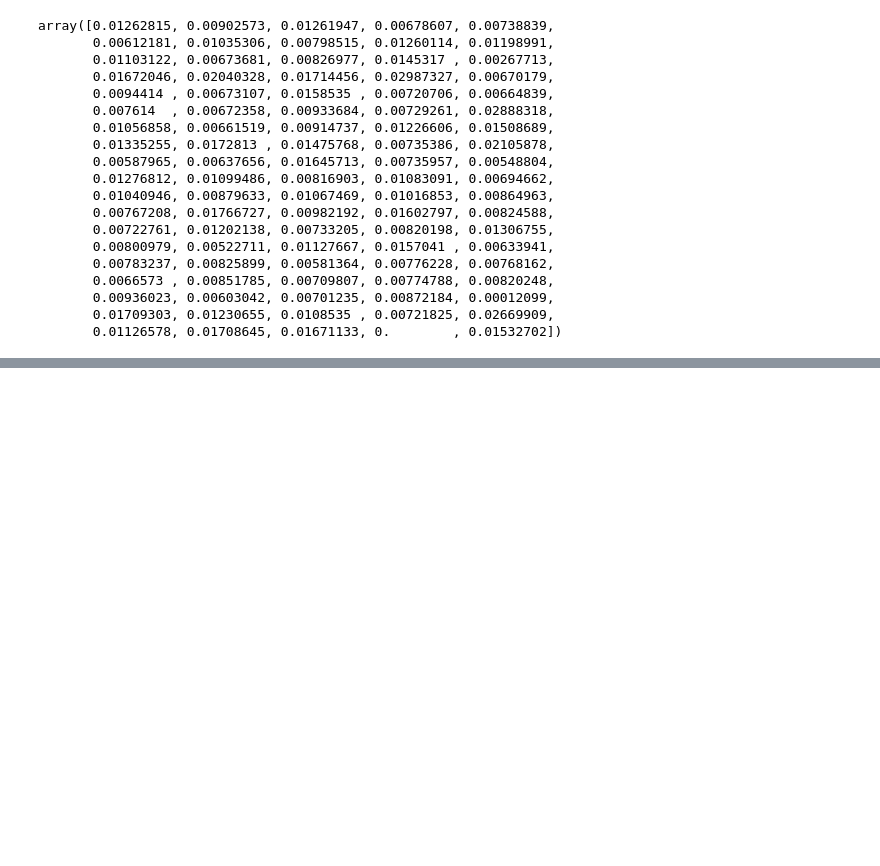
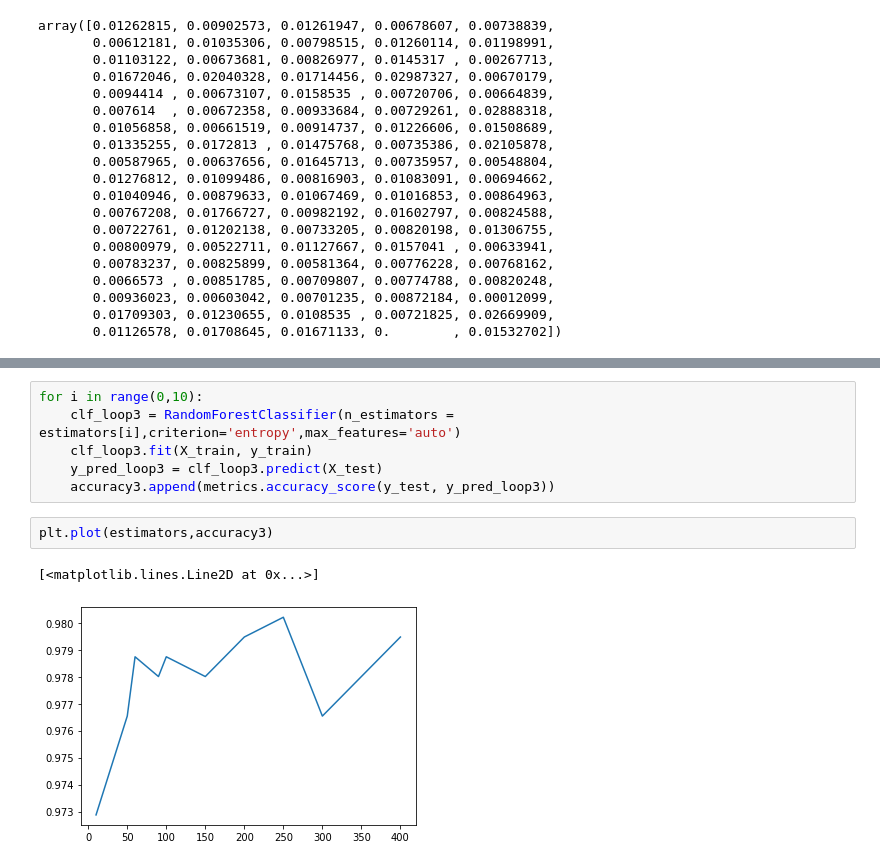
Before and after one commit to RushilPatel0703/ACML_Project, a Jupyter notebook: ACML_Project_Draft.ipynb, the cells around one changed output, grey strips where cells are left out. Saved outputs shown, nothing was run; the diff lists cells and outputs as text; blank space fills up the shorter version.

```diff
--- a/ACML_Project_Draft.ipynb
+++ b/ACML_Project_Draft.ipynb
@@ -77,0 +105,11 @@ array([0.01262815, 0.00902573, 0.01261947, 0.00678607, 0.00738839,
+# %%
+for i in range(0,10):
+    clf_loop3 = RandomForestClassifier(n_estimators = estimators[i],criterion='entropy',max_features='auto')
+    clf_loop3.fit(X_train, y_train)
+    y_pred_loop3 = clf_loop3.predict(X_test)
+    accuracy3.append(metrics.accuracy_score(y_test, y_pred_loop3))
+# %%
+plt.plot(estimators,accuracy3)
+# %% [output]
+[<matplotlib.lines.Line2D at 0x...>]
+[figure, added]
```
Also changed, not shown: parts of 6 cells of this notebook.
